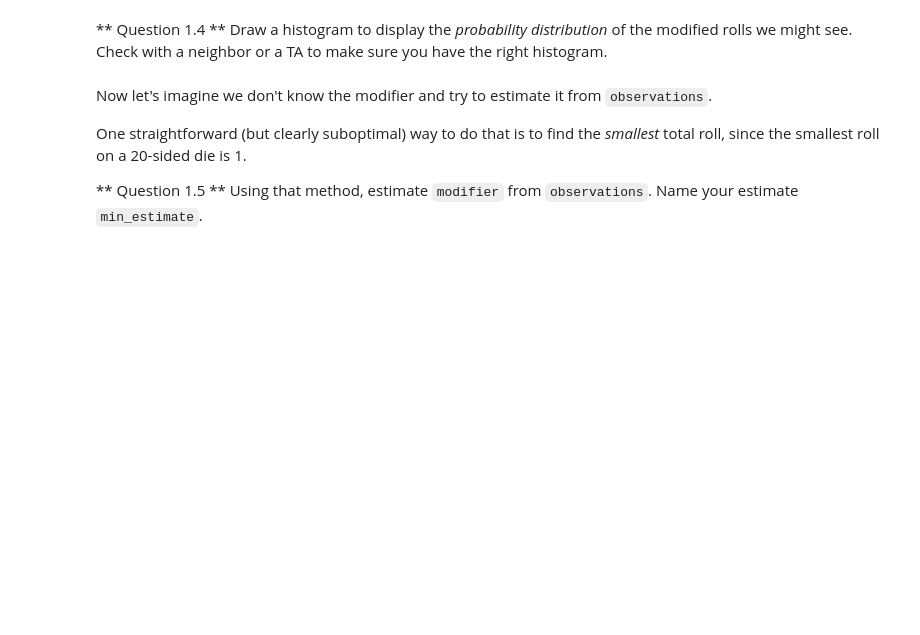
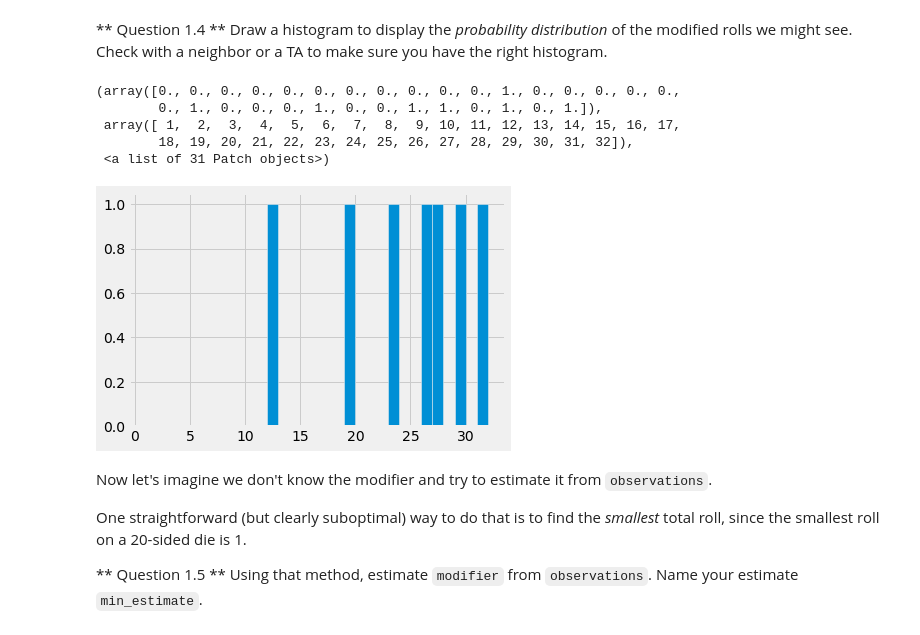
Before and after one commit to ferpart/data_science, a Jupyter notebook: labs/lab06/lab06.ipynb, the cells around one changed output. Drawn from its saved outputs; the diff is of its cells as text; code cells hidden in the pictures; blank space fills up the shorter version.

```diff
--- a/labs/lab06/lab06.ipynb
+++ b/labs/lab06/lab06.ipynb
@@ -60,7 +88,11 @@ num_observations = 7
 
 def simulate_observations():
     """Produces an array of 7 simulated modified die rolls"""
-    ...
+    array = []
+    for i in range(num_observations):
+        array.append(np.random.randint(low=modifier+1, high=modifier+21))
+    array = np.array(array)
+    return array
 
-observations = ...
+observations = simulate_observations()
 observations
@@ -71,8 +114,15 @@ _ = ok.grade('q1_3')
 # %%
 # We suggest using these bins.
 roll_bins = np.arange(1, modifier+2+20, 1)
 
-...
+plots.hist(observations, bins=roll_bins)
+# %% [output]
+(array([0., 0., 0., 0., 0., 0., 0., 0., 0., 0., 0., 1., 0., 0., 0., 0., 0.,
+        0., 1., 0., 0., 0., 1., 0., 0., 1., 1., 0., 1., 0., 1.]),
+ array([ 1,  2,  3,  4,  5,  6,  7,  8,  9, 10, 11, 12, 13, 14, 15, 16, 17,
+        18, 19, 20, 21, 22, 23, 24, 25, 26, 27, 28, 29, 30, 31, 32]),
+ <a list of 31 Patch objects>)
+[figure, added]
 # %% [markdown]
 Now let's imagine we don't know the modifier and try to estimate it from `observations`.
 
```
Also changed, not shown: parts of 36 cells of this notebook.
